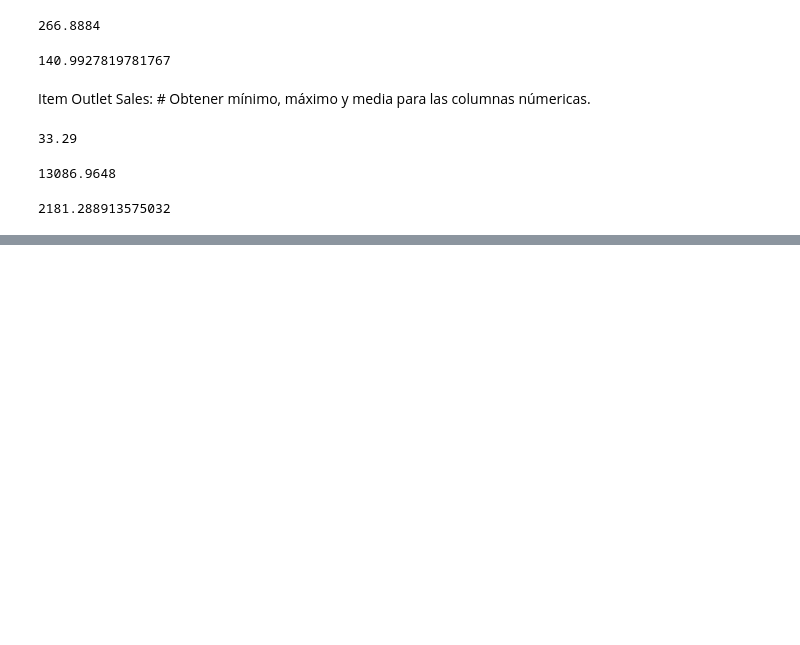
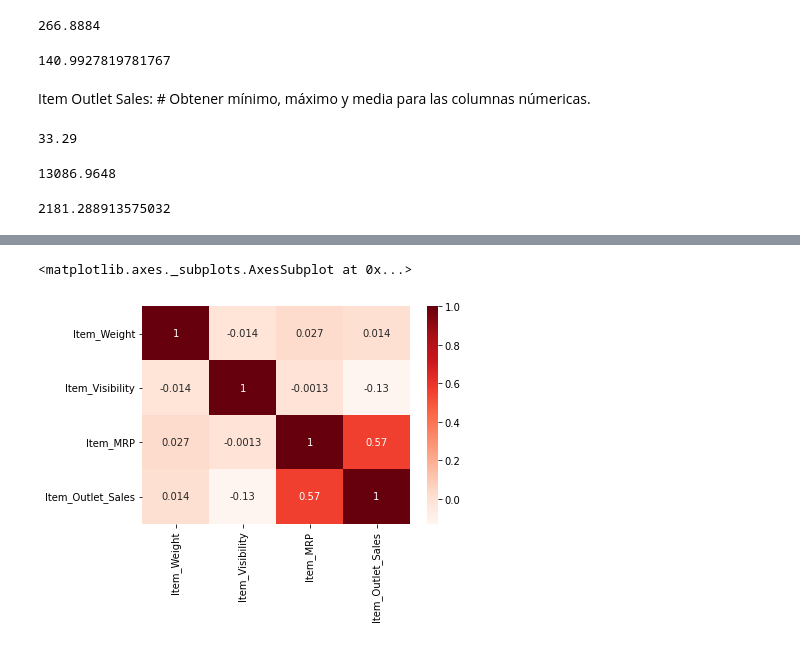
Before and after one commit to MaluGarcia18/predicciones-de-ventas-alimenticias, a Jupyter notebook: predicciones_de_ventas_alimenticias.ipynb, the cells around one changed output, grey strips where cells are left out. Drawn from its saved outputs; the diff is of its cells as text; code cells hidden in the pictures; blank space fills up the shorter version.

```diff
--- a/predicciones_de_ventas_alimenticias.ipynb
+++ b/predicciones_de_ventas_alimenticias.ipynb
@@ -174,0 +230,12 @@ sales_predictions['Item_Outlet_Sales'].mean()
+# %%
+# A través del presente mapa de color se encuentra que no existe una alta correlación entre los valores float de la base.
+# Existe una mediana correlación (o.57) entre el valor por item de los productos y el valor producto por tienda.
+
+mapa_calor = sales_predictions[['Item_Weight' ,'Item_Visibility' ,'Item_MRP', 'Item_Outlet_Sales']]
+mapa_calor
+
+corr = mapa_calor.corr()
+sns.heatmap(corr, cmap = 'Reds', annot = True)
+# %% [output]
+<matplotlib.axes._subplots.AxesSubplot at 0x...>
+[figure, added]
```
Also changed, not shown: parts of 11 cells of this notebook.
